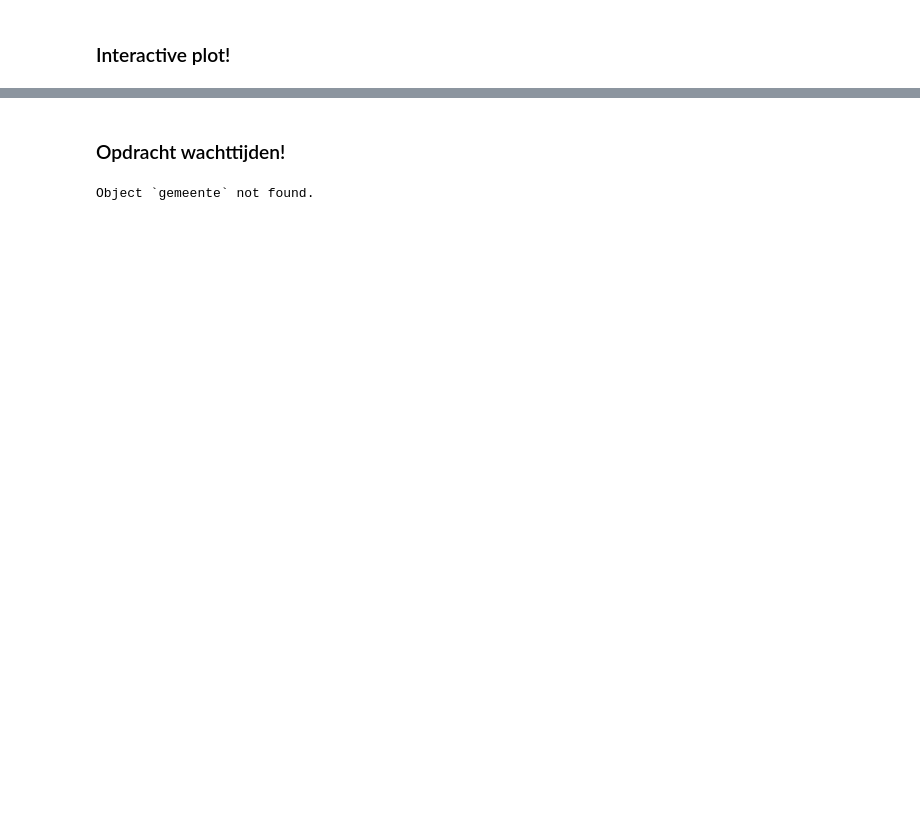
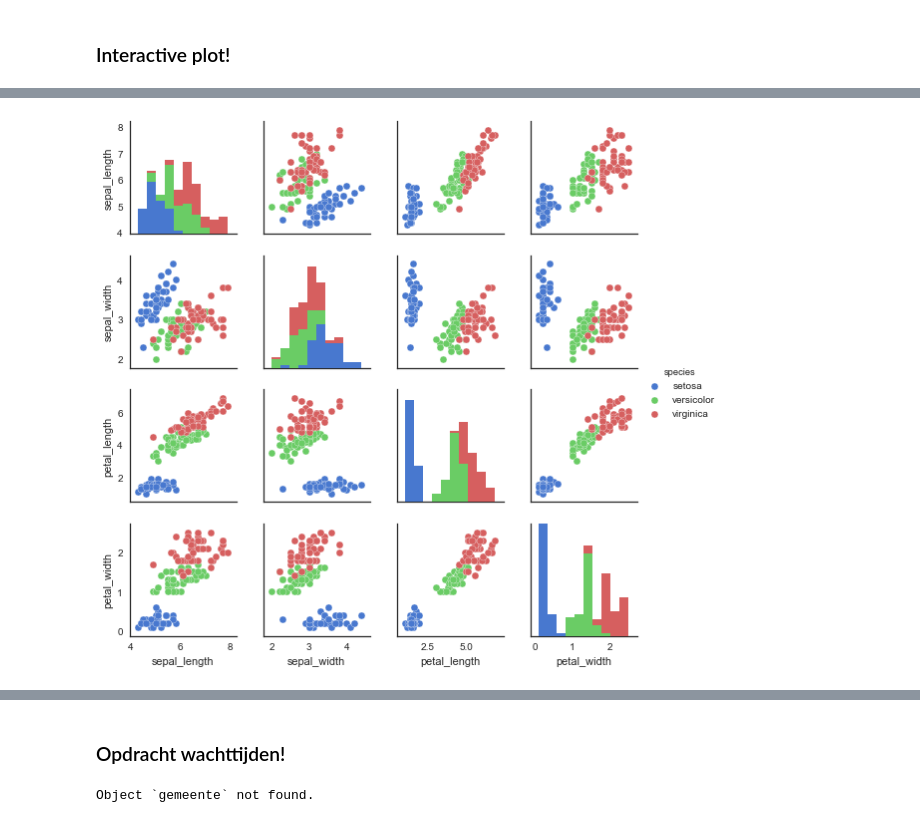
Before and after one commit to Brinkhuis/Cursus, a Jupyter notebook: notebooks/visualization.ipynb, the cells around one changed output, grey strips where cells are left out. Cells and saved outputs as stored; diff of their text form; code cells hidden in the pictures; blank space fills up the shorter version.

```diff
--- a/notebooks/visualization.ipynb
+++ b/notebooks/visualization.ipynb
@@ -175,0 +210,5 @@ If you're reading this message in another frontend (for example, a static render
+# %%
+sns.pairplot(iris, size = 2.0,hue ='species')
+plt.show()
+# %% [output]
+[figure, added]
```
Also changed, not shown: parts of 80 cells of this notebook, 2 other files.
